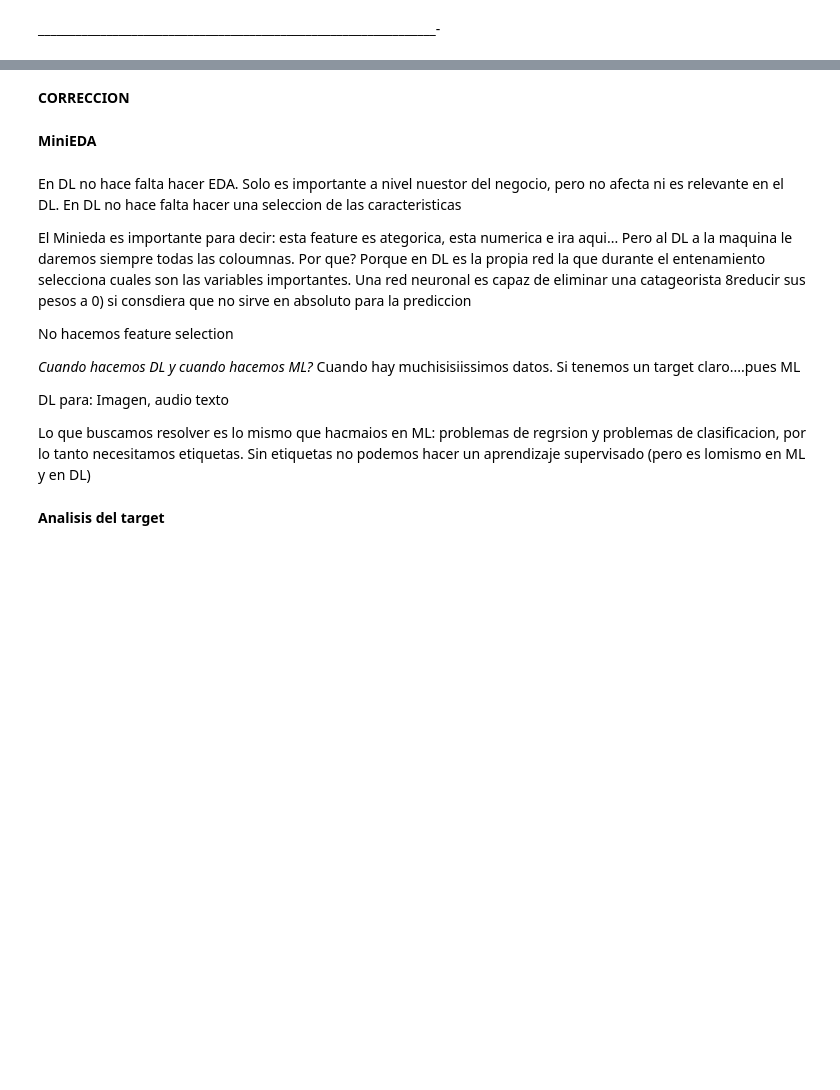
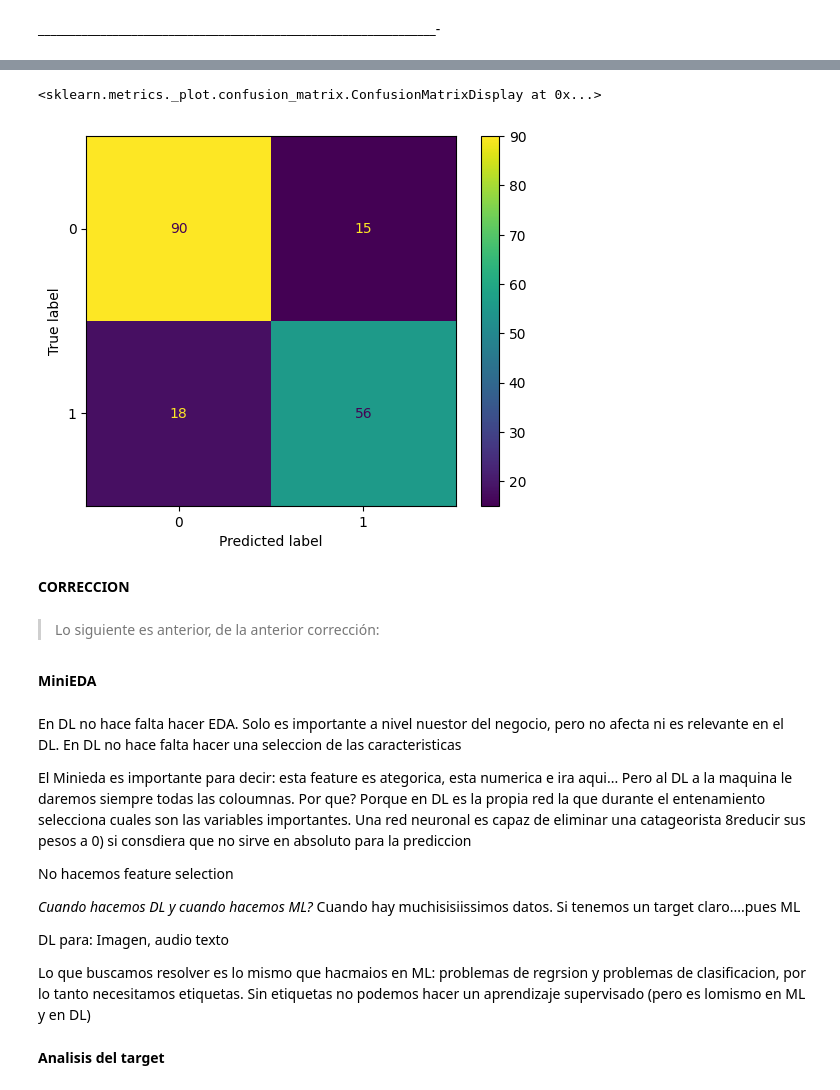
Before and after one commit to rebecaprg/DS-Online-Rebeca-Prior, a Jupyter notebook: 05_Deep_Learning/Sprint_15/Unidad_01_DL_Introduccion/03_Practica_Obligatoria/18_Practica_Obligatoria_Introduccion_Deep_Learning_correccion.ipynb, the cells around one changed output, grey strips where cells are left out. Cells and saved outputs as stored; diff of their text form; code cells hidden in the pictures; blank space fills up the shorter version.

```diff
--- a/05_Deep_Learning/Sprint_15/Unidad_01_DL_Introduccion/03_Practica_Obligatoria/18_Practica_Obligatoria_Introduccion_Deep_Learning_correccion.ipynb
+++ b/05_Deep_Learning/Sprint_15/Unidad_01_DL_Introduccion/03_Practica_Obligatoria/18_Practica_Obligatoria_Introduccion_Deep_Learning_correccion.ipynb
@@ -159,0 +585,10 @@ train_set, test_set = train_test_split(df, test_size = 0.2, random_state = 42)
+# %%
+num_features = X_train.shape[1]
+
+parameter_space = {
+    'modelo__hidden_layer_sizes': [(50,), (100,), (50,50), (100,100), (50,50,50), (100,100,100)],
+    'modelo__activation': ['tanh', 'relu'],
+    'modelo__solver': ['sgd', 'adam'],  #  Ci = Ci_old - learning_rate * C'i -> Ci; Adam => Ci = Ci_old - learning_rate * (Beta1*(media(C'i)-  Beta2*(media((C''i)) - C'i), constante, adapatativo -> (creciendo a medida que entreno, decreciendo a medoda que entreno)
+    'modelo__alpha': [0.0001, 0.05],
+    'modelo__learning_rate': ['constant','adaptive']
+}
@@ -159,0 +692,12 @@ train_set, test_set = train_test_split(df, test_size = 0.2, random_state = 42)
+# %%
+num_experiments = np.prod([len(rangos) for rangos in parameter_space.values()])
+print(f"Vamos a probar {num_experiments} combinaciones de hiperparámetros para un modelo DL basado en MLP")
+
+# Crear un clasificador MLP con búsqueda en cuadrícula
+clf_dl = GridSearchCV(dl_clf,
+                   parameter_space,
+                   cv=3,
+                   scoring = "balanced_accuracy")
+
+
+clf_dl.fit(train_set,y_train) # Importante no fitteamos a X_train sino al dataset original de train
@@ -159,0 +765,5 @@ train_set, test_set = train_test_split(df, test_size = 0.2, random_state = 42)
+# %%
+t_zero = time()
+clf_dl.best_estimator_.fit(train_set,y_train)
+tiempo_dl = time() - t_zero
+tiempo_dl
@@ -160,5 +845,12 @@ train_set, test_set = train_test_split(df, test_size = 0.2, random_state = 42)
+# %%
+ConfusionMatrixDisplay.from_predictions(y_test, clf_dl.predict(test_set))
+# %% [output]
+<sklearn.metrics._plot.confusion_matrix.ConfusionMatrixDisplay at 0x...>
+[figure, added]
 # %% [markdown]
 **CORRECCION**
+# %% [markdown]
+> Lo siguiente es anterior, de la anterior corrección:
 # %% [markdown]
 **MiniEDA**
 # %% [markdown]
```
Also changed, not shown: parts of 117 cells of this notebook, 4 other files.
